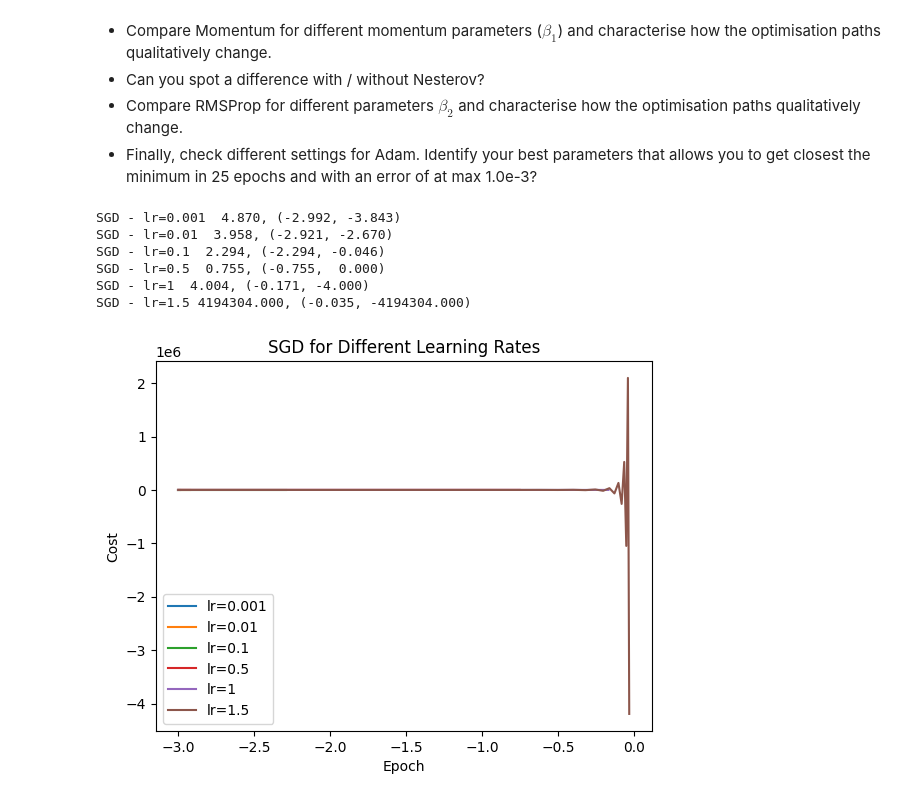
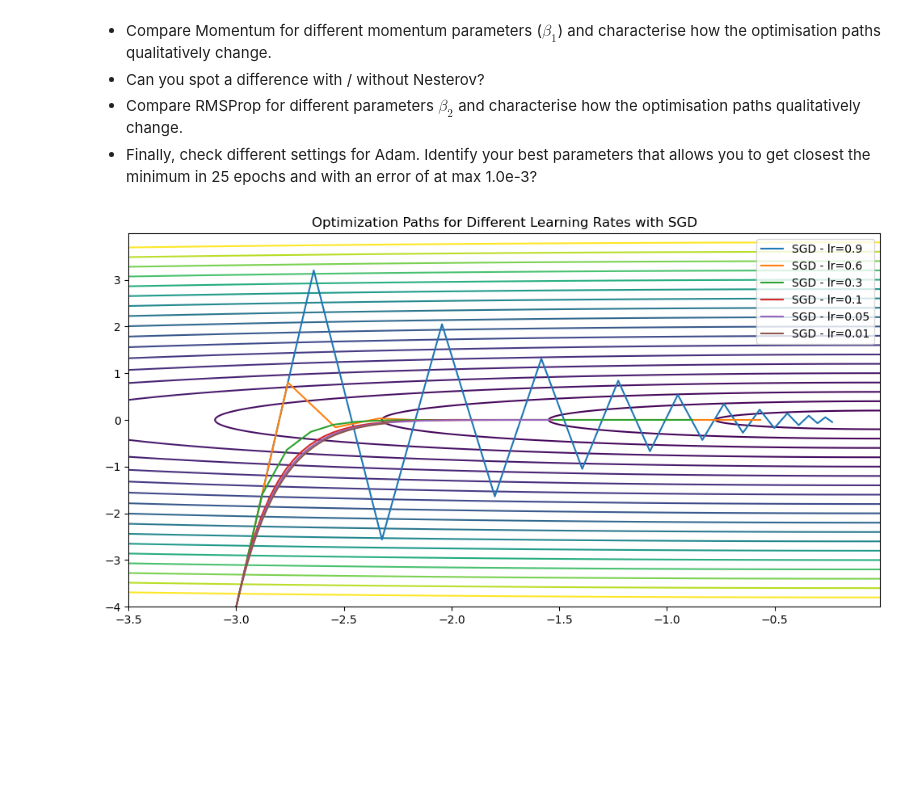
Before and after one commit to Dr-Shab/MSE-DeepLearn, a Jupyter notebook: DL-PW-05-G26_Drilon_Chia-Hua/PW05_optimisers_2d_example_stud.ipynb, the cells around one changed output. Cells and saved outputs as stored; diff of their text form; code cells hidden in the pictures; blank space fills up the shorter version.

```diff
--- a/DL-PW-05-G26_Drilon_Chia-Hua/PW05_optimisers_2d_example_stud.ipynb
+++ b/DL-PW-05-G26_Drilon_Chia-Hua/PW05_optimisers_2d_example_stud.ipynb
@@ -80,34 +80,24 @@ For better comparison, always use the same (non-optimal) initial point (-3,-4).
 * Compare RMSProp for different parameters $\beta_2$ and characterise how the optimisation paths qualitatively change.
 * Finally, check different settings for Adam. Identify your best parameters that allows you to get closest the minimum in 25 epochs and with an error of at max 1.0e-3?
 # %%
-learning_rates = [0.001, 0.01, 0.1, 0.5, 1, 1.5]
+# SGD for Different Learning Rates
 
-nepochs = 20
+learning_rates = [0.9, 0.6, 0.3, 0.1, 0.05, 0.01]
+nepochs = [20, 20, 30, 50, 100, 200]
 
-costs_lr = {}
+plt.figure(figsize=(12, 6))
 
-for lr in learning_rates:
-    # initial value
-    x = torch.tensor([-3.0,-4.0]).requires_grad_()
+plot_contours([-3.5, 0., -4., 4.], 4., test_function)
 
-    optimizer = torch.optim.SGD([x],lr=lr)
-    xhist, yhist = optimize(test_function, x, nepochs, optimizer)
+for idx, lr in enumerate(learning_rates):
+    x = torch.tensor([-3.0, -4.0], requires_grad=True)
+    optimizer = torch.optim.SGD([x], lr=lr)
+    xhist, yhist = optimize(test_function, x, nepochs[idx], optimizer)
+    plt.plot(xhist, yhist, label=f"SGD - lr={lr}")
 
-    plt.plot(xhist, yhist, label=f"lr={lr}")
-    print(f"SGD - lr={lr} {error(xhist, yhist)}")
-
-
-plt.xlabel("Epoch")
-plt.ylabel("Cost")
-plt.title("SGD for Different Learning Rates")
 plt.legend()
+plt.title("Optimization Paths for Different Learning Rates with SGD")
 plt.show()
 # %% [output]
-SGD - lr=0.001  4.870, (-2.992, -3.843)
-SGD - lr=0.01  3.958, (-2.921, -2.670)
-SGD - lr=0.1  2.294, (-2.294, -0.046)
-SGD - lr=0.5  0.755, (-0.755,  0.000)
-SGD - lr=1  4.004, (-0.171, -4.000)
-SGD - lr=1.5 4194304.000, (-0.035, -4194304.000)
-[figure, old version]
+[figure, new version]
 # %%
```
Also changed, not shown: parts of 4 cells of this notebook.
